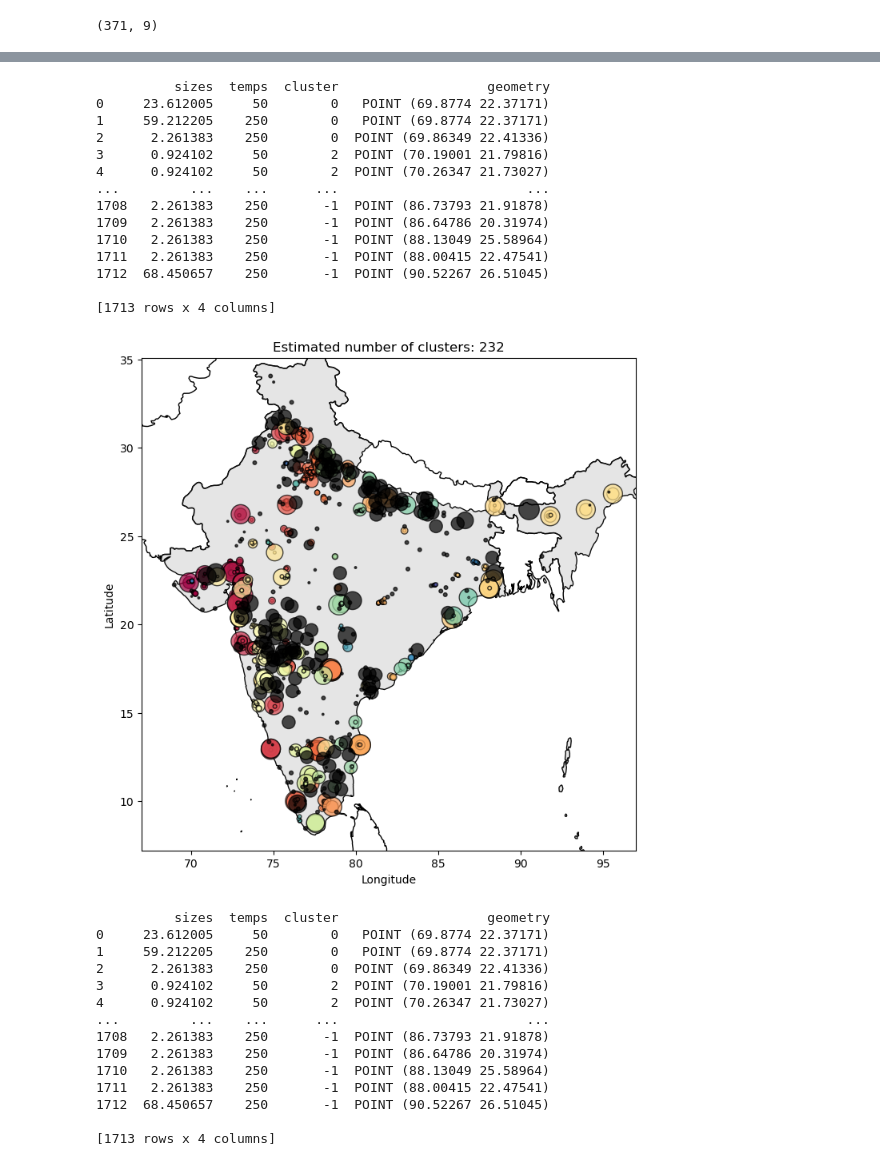
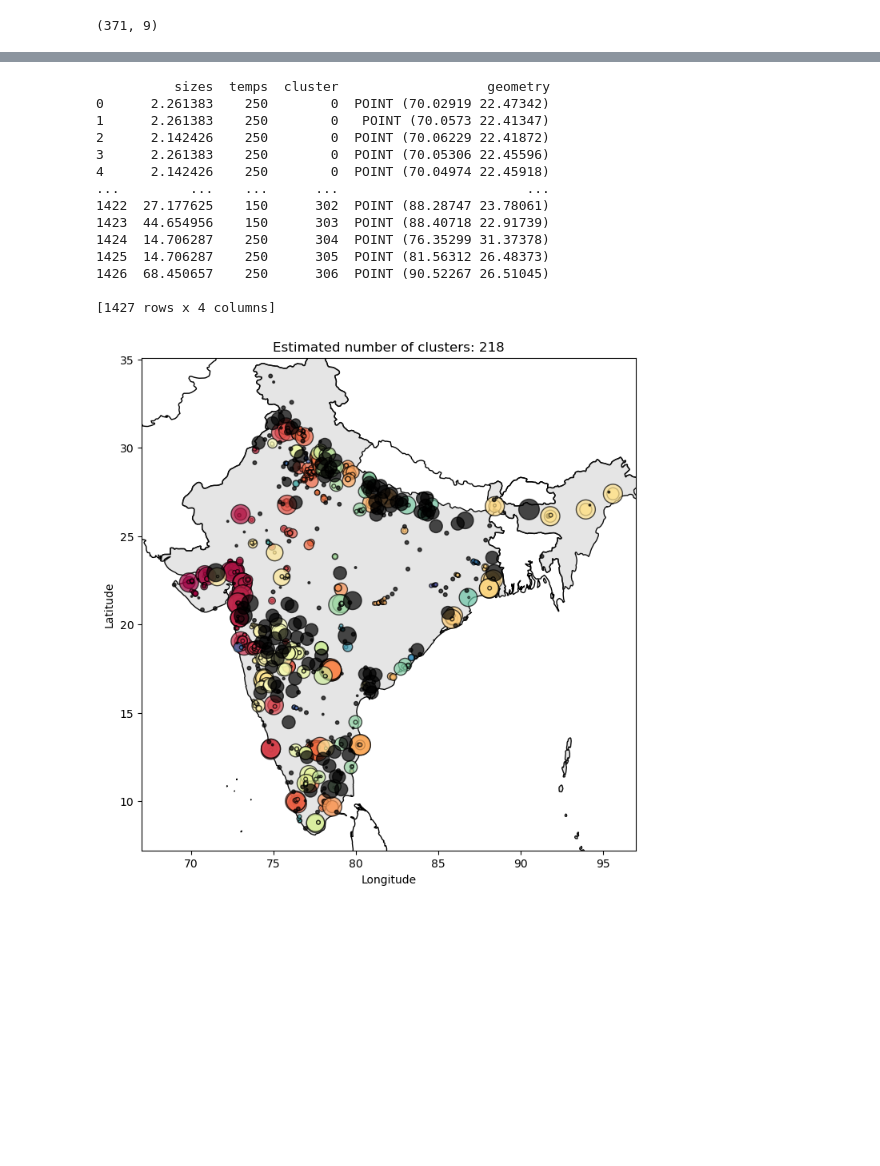
Before and after one commit to LukasFrankenQ/pypsa-earth-sec, a Jupyter notebook: notebooks/cluster_sites.ipynb, the cells around one changed output, grey strips where cells are left out. Drawn from its saved outputs; the diff is of its cells as text; code cells hidden in the pictures; blank space fills up the shorter version.

Commit message:
corrected assignment of smaller clusters

```diff
--- a/notebooks/cluster_sites.ipynb
+++ b/notebooks/cluster_sites.ipynb
@@ -25 +27,20 @@ from industry_cluster_analysis import (
 )
+# %%
+from scipy.spatial.distance import pdist
+
+points = np.random.uniform(size=(100, 2))
+
+clusters = cluster_points(points, list(range(len(points))), 0.2)
+# %%
+
+fig, ax = plt.subplots()
+for i, c in enumerate(clusters):
+    # print(c)
+    # print(points[c,:])
+
+    if len(c) > 1:
+        print(i, pdist(points[c,:]).max())
+
+    ax.scatter(points[c,0], points[c,1])
+
+plt.show()
@@ -249,9 +283,16 @@ sites.loc[sites['avg_demand'] > 10].shape
 (1956, 9)
 (371, 9)
 # %%
-def round_borehole_capex(cap, one_drill_cap, one_drill_capex):
+# def round_borehole_capex(cap, one_drill_cap, one_drill_capex):
+#
+#     fraction = cap / one_drill_cap
+#     n_wells = round(fraction)
+#
+#     return one_drill_capex * max(n_wells, fraction) / min(n_wells, fraction)
 
-    fraction = cap / one_drill_cap
-    n_wells = round(fraction)
+caps = np.linspace(10, 200, 100)
 
-    return one_drill_capex * max(n_wells, fraction) / min(n_wells, fraction)
+plt.plot(
+    caps,
+    [round_borehole_capex(cap, 10, 100) for cap in caps]
+    )
@@ -502,42 +548,29 @@ def cluster_sites(
         }).dropna()
 # %%
 data = list()
-for i, capex in enumerate([1000, 1500, 2000][::-1]):
+for i, capex in enumerate([1000, 1500, 2000][-1:]):
 
     region_df = cluster_sites(
         sites,
         pipe_capex_value=capex,
         do_plot=True,
         save_network_data=f'network_clustering_layout.geojson'
         ).sort_values('capex')
+
     data.append(region_df)
 # %% [output]
           sizes  temps  cluster                   geometry
-0     23.612005     50        0   POINT (69.8774 22.37171)
-1     59.212205    250        0   POINT (69.8774 22.37171)
-2      2.261383    250        0  POINT (69.86349 22.41336)
-3      0.924102     50        2  POINT (70.19001 21.79816)
-4      0.924102     50        2  POINT (70.26347 21.73027)
+0      2.261383    250        0  POINT (70.02919 22.47342)
+1      2.261383    250        0   POINT (70.0573 22.41347)
+2      2.142426    250        0  POINT (70.06229 22.41872)
+3      2.261383    250        0  POINT (70.05306 22.45596)
+4      2.142426    250        0  POINT (70.04974 22.45918)
 ...         ...    ...      ...                        ...
-1708   2.261383    250       -1  POINT (86.73793 21.91878)
-1709   2.261383    250       -1  POINT (86.64786 20.31974)
-1710   2.261383    250       -1  POINT (88.13049 25.58964)
-1711   2.261383    250       -1  POINT (88.00415 22.47541)
-1712  68.450657    250       -1  POINT (90.52267 26.51045)
+1422  27.177625    150      302  POINT (88.28747 23.78061)
+1423  44.654956    150      303  POINT (88.40718 22.91739)
+1424  14.706287    250      304  POINT (76.35299 31.37378)
+1425  14.706287    250      305  POINT (81.56312 26.48373)
+1426  68.450657    250      306  POINT (90.52267 26.51045)
 
-[1713 rows x 4 columns]
+[1427 rows x 4 columns]
-[figure, old version]
+[figure, new version]
-          sizes  temps  cluster                   geometry
-0     23.612005     50        0   POINT (69.8774 22.37171)
-1     59.212205    250        0   POINT (69.8774 22.37171)
-2      2.261383    250        0  POINT (69.86349 22.41336)
-3      0.924102     50        2  POINT (70.19001 21.79816)
-4      0.924102     50        2  POINT (70.26347 21.73027)
-...         ...    ...      ...                        ...
-1708   2.261383    250       -1  POINT (86.73793 21.91878)
-1709   2.261383    250       -1  POINT (86.64786 20.31974)
-1710   2.261383    250       -1  POINT (88.13049 25.58964)
-1711   2.261383    250       -1  POINT (88.00415 22.47541)
-1712  68.450657    250       -1  POINT (90.52267 26.51045)
-
-[1713 rows x 4 columns]
```
Also changed, not shown: parts of 16 cells of this notebook, 1 other file.
